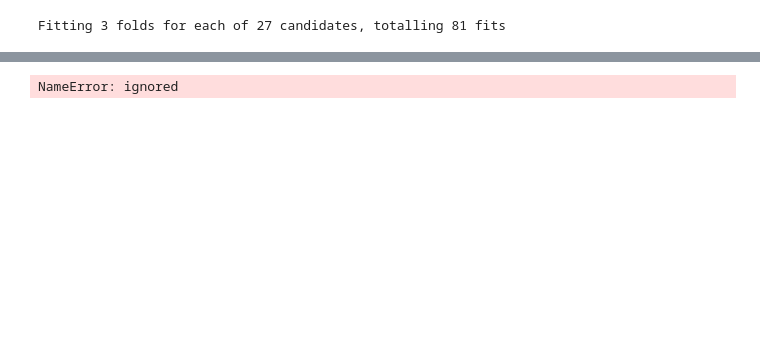
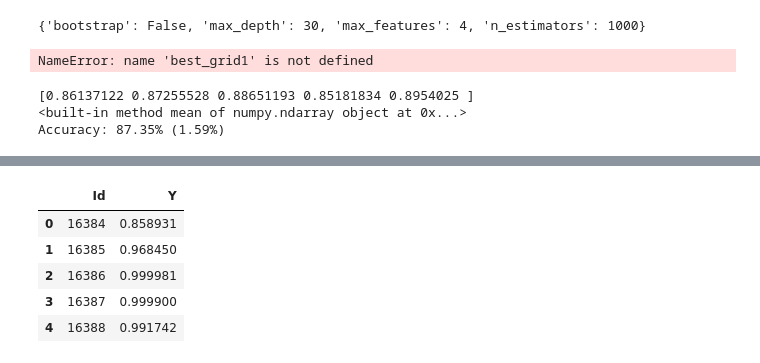
Before and after one commit to ayushsriv/Kaggle, a Jupyter notebook: Kaggle_competition.ipynb, the cells around one changed output, grey strips where cells are left out. Drawn from its saved outputs; the diff is of its cells as text; code cells hidden in the pictures; blank space fills up the shorter version.

```diff
--- a/Kaggle_competition.ipynb
+++ b/Kaggle_competition.ipynb
@@ -1,17 +1,20 @@
 # %%
 import pandas as pd
 import numpy as np
-# from sklearn import cross_validation, metrics   #Additional scklearn functions
-from sklearn.ensemble import RandomForestClassifier
+import xgboost as xgb
+from xgboost.sklearn import XGBClassifier
+from sklearn.ensemble import RandomForestClassifier, RandomForestRegressor
 from sklearn.model_selection import cross_val_score
 from sklearn.model_selection import RandomizedSearchCV
-import matplotlib.pyplot as plt
+from sklearn.metrics import roc_curve, auc
+
+
 
 # data preprocessing
 
 
-train = pd.read_csv("https://raw.githubusercontent.com/ayushsriv/Kaggle/master/train_final.csv")
-test = pd.read_csv("https://raw.githubusercontent.com/ayushsriv/Kaggle/master/test_final.csv")
+train = pd.read_csv("train_final.csv")
+test = pd.read_csv("test_final.csv")
 
 y= train['Y']
 features = ['f1','f2','f3','f4','f5','f6','f7','f8','f9','f10','f11','f12','f13','f14','f15','f16','f17','f18','f19','f20','f21','f22','f23','f24']
@@ -94,16 +300,19 @@ base_accuracy = evaluate(base_model, test_features, test_labels)
 # %%
 from sklearn.model_selection import GridSearchCV
+from sklearn.ensemble import RandomForestClassifier
 # Create the parameter grid based on the results of random search
 param_grid = {
-    'bootstrap': [True],
-    'max_depth': [100],
-    'max_features': [3,5,7],
-    'min_samples_leaf': [3, 4, 5],
-    'min_samples_split': [2,4,8],
-    'n_estimators': [300]
+    'bootstrap': [False],
+    'max_depth': [30],
+    'max_features': ['sqrt',4],
+    'n_estimators': [1000]
 }
 # Create a based model
-rf = RandomForestRegressor()
+rf = RandomForestClassifier()
 # Instantiate the grid search model
 grid_search = GridSearchCV(estimator = rf, param_grid = param_grid,
-                          cv = 3, n_jobs = -1, verbose = 2)
+                          cv = 3, n_jobs = -1)
+grid_search.fit(Xtrain,y)
+grid_search.best_params_
+# %% [output]
+{'bootstrap': False, 'max_depth': 30, 'max_features': 4, 'n_estimators': 1000}
@@ -110,12 +326,32 @@ grid_search = GridSearchCV(estimator = rf, param_grid = param_grid,
+# %%
+best_grid= {
+    'bootstrap': False,
+    'max_depth': 20,
+    'max_features': 'sqrt',
+    'n_estimators': 1000
+}
+# %%
+from sklearn.model_selection import KFold
+kfold = KFold(n_splits=10, random_state=42)
+results = cross_val_score(best_grid1, Xtrain, y, cv=kfold, scoring='roc_auc')
+print(results)
+print(results.mean)
+print("Accuracy: %.2f%% (%.2f%%)" % (results.mean()*100, results.std()*100))
+# %% [output]
+NameError: name 'best_grid1' is not defined
+# %%
+kfold = KFold(n_splits=5, random_state=42)
+results = cross_val_score(best1_grid, Xtrain, y, cv=kfold, scoring='roc_auc')
+print(results)
+print(results.mean)
+print("Accuracy: %.2f%% (%.2f%%)" % (results.mean()*100, results.std()*100))
+# %% [output]
+[0.86137122 0.87255528 0.88651193 0.85181834 0.8954025 ]
+<built-in method mean of numpy.ndarray object at 0x...>
+Accuracy: 87.35% (1.59%)
 # %%
-grid_search.fit(Xtrain,y)
-grid_search.best_params_
-
-y_pred = best_grid.predict(Xtest)
-pred = pd.DataFrame({"Id": ID_test, "Y": y_pred})
-pred.to_csv("Prediction.csv", index = False)
-solution = pd.DataFrame({"Id": ID_test, "Y": y_pred})
+Ytest = best_grid.predict_proba(Xtest)[:,1]
+solution = pd.DataFrame({"Id": ID_test, "Y": Ytest})
 solution.to_csv("Forest.csv", index = False)
 solution.head()
 # %% [output]
-Fitting 3 folds for each of 27 candidates, totalling 81 fits
@@ -125 +358,6 @@ Fitting 3 folds for each of 27 candidates, totalling 81 fits
-NameError: ignored
+|  | Id | Y |
+| 0 | 16384 | 0.858931 |
+| 1 | 16385 | 0.968450 |
+| 2 | 16386 | 0.999981 |
+| 3 | 16387 | 0.999900 |
+| 4 | 16388 | 0.991742 |
```
Also changed, not shown: parts of 19 cells of this notebook, 1 other file.
